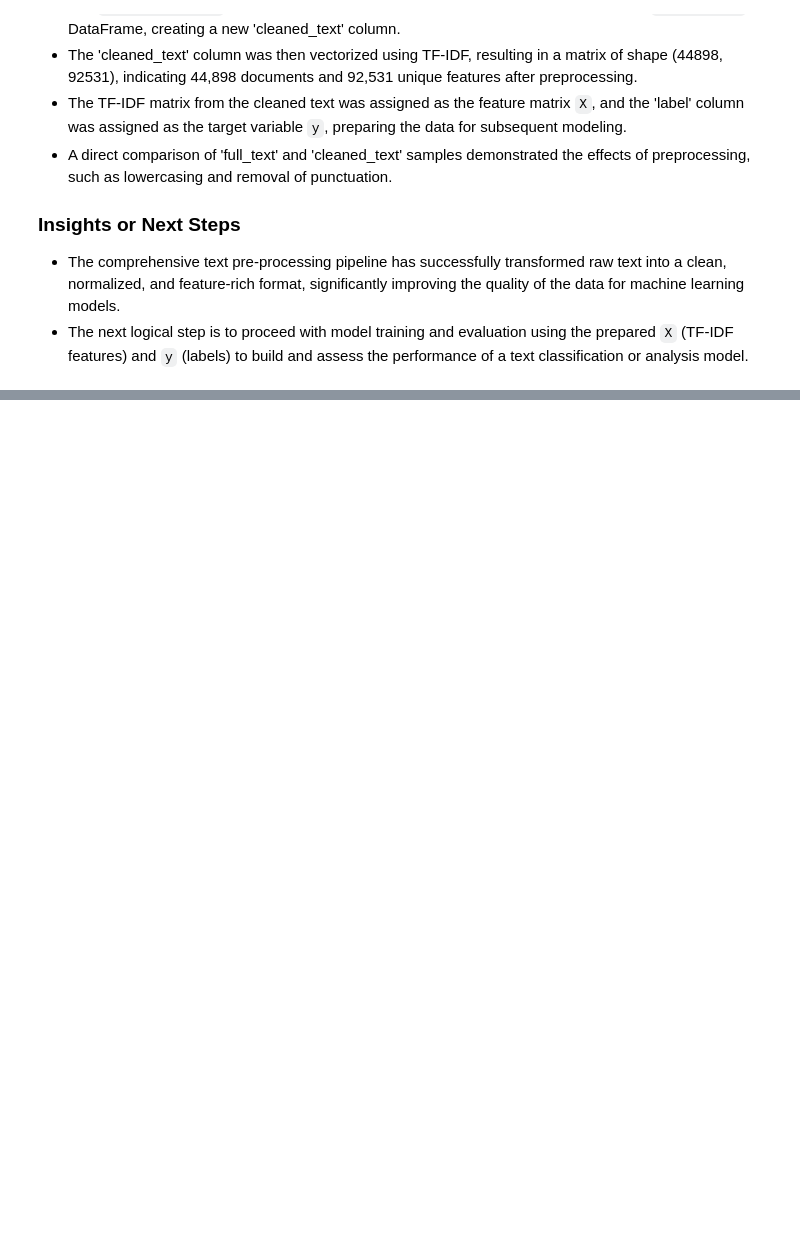
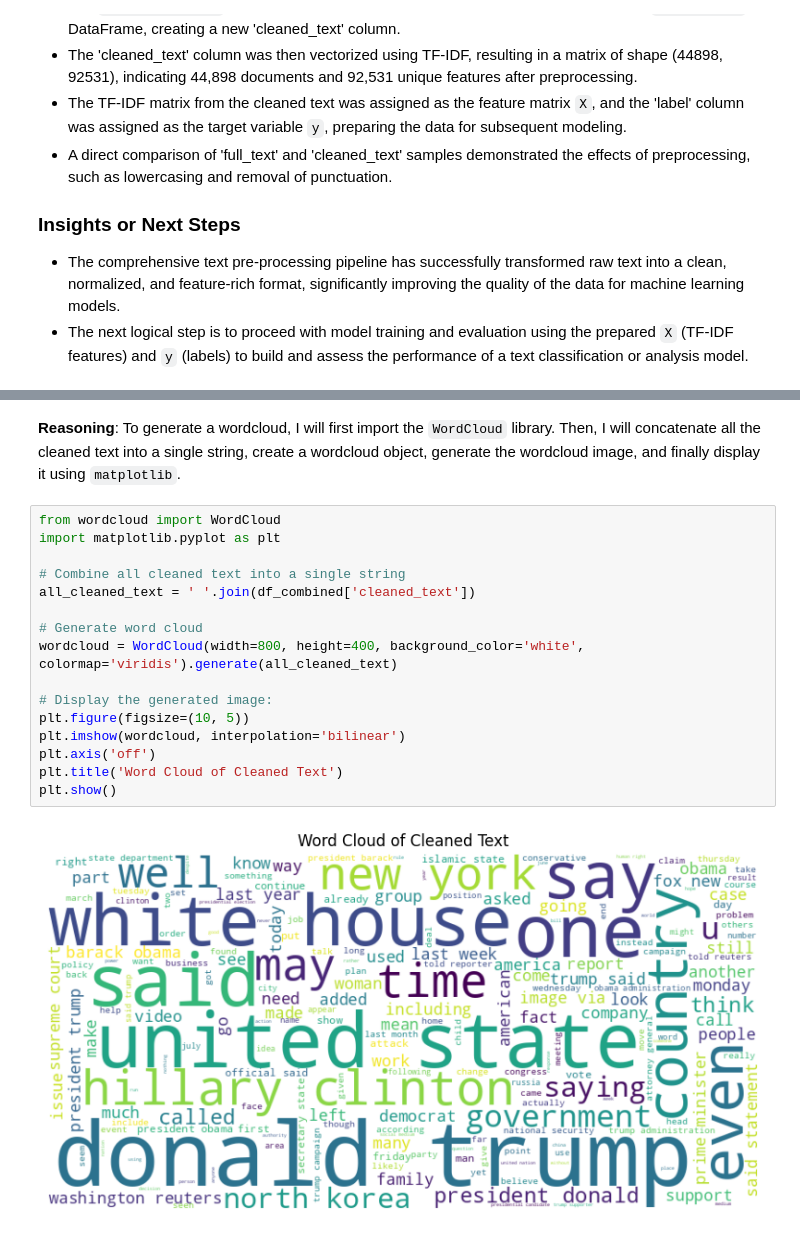
Before and after one commit to ajmainrahman/Supervised-Machine-Learning-ProblemTypes-Tasks-UseCases, a Jupyter notebook: Real_vs_Fake_News_Classification.ipynb, the cells around one changed output, grey strips where cells are left out. Drawn from its saved outputs; the diff is of its cells as text; blank space fills up the shorter version.

```diff
--- a/Real_vs_Fake_News_Classification.ipynb
+++ b/Real_vs_Fake_News_Classification.ipynb
@@ -479,0 +582,21 @@ These techniques offer several potential benefits for the model:
+# %% [markdown]
+**Reasoning**:
+To generate a wordcloud, I will first import the `WordCloud` library. Then, I will concatenate all the cleaned text into a single string, create a wordcloud object, generate the wordcloud image, and finally display it using `matplotlib`.
+# %%
+from wordcloud import WordCloud
+import matplotlib.pyplot as plt
+
+# Combine all cleaned text into a single string
+all_cleaned_text = ' '.join(df_combined['cleaned_text'])
+
+# Generate word cloud
+wordcloud = WordCloud(width=800, height=400, background_color='white', colormap='viridis').generate(all_cleaned_text)
+
+# Display the generated image:
+plt.figure(figsize=(10, 5))
+plt.imshow(wordcloud, interpolation='bilinear')
+plt.axis('off')
+plt.title('Word Cloud of Cleaned Text')
+plt.show()
+# %% [output]
+[figure, added]
```
Also changed, not shown: parts of 70 cells of this notebook.
